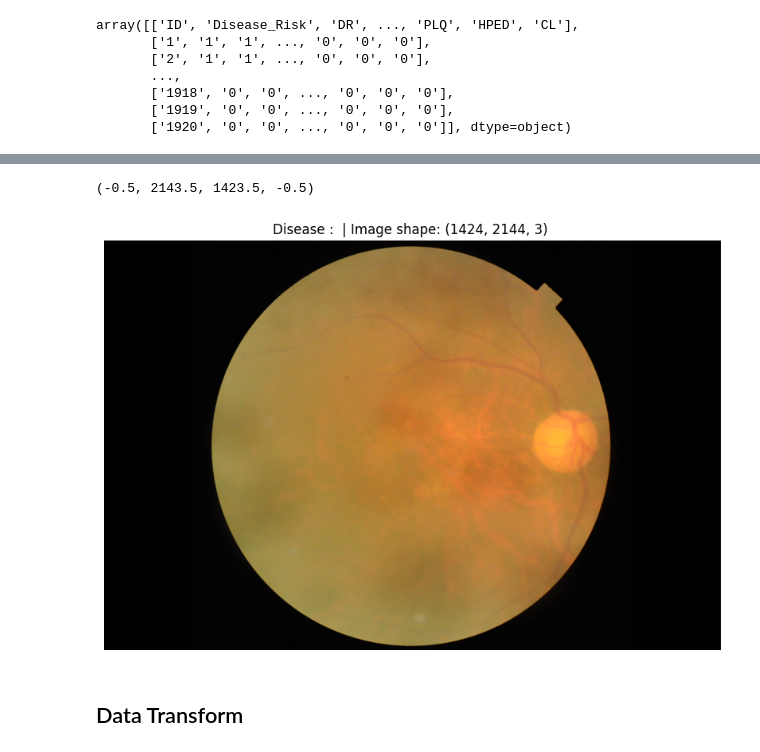
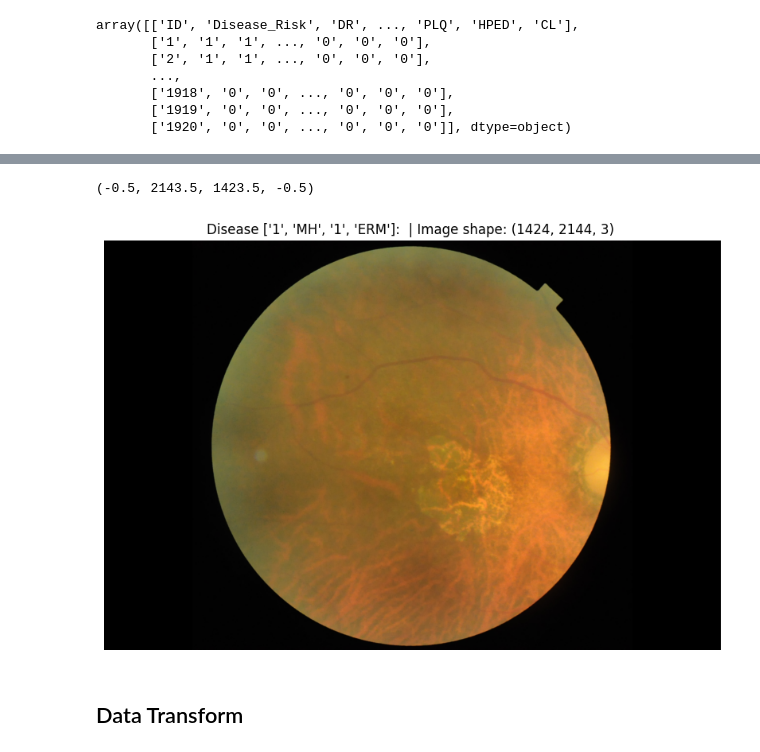
Before and after one commit to Vise-1/Eye_Disease_Classification_via_ML, a Jupyter notebook: Model_Eye_Disease_Classification.ipynb, the cells around one changed output, grey strips where cells are left out. Cells and saved outputs as stored; diff of their text form; code cells hidden in the pictures.

```diff
--- a/Model_Eye_Disease_Classification.ipynb
+++ b/Model_Eye_Disease_Classification.ipynb
@@ -198,16 +167,16 @@ for eye in enumerate(csv_content):
 # %%
 import matplotlib.pyplot as plt
 import numpy as np
 
 array_img = np.asarray(img)
 
 plt.figure(figsize=(10, 7))
 plt.imshow(array_img)
-plt.title(f"Disease :  | Image shape: {array_img.shape} ")
+plt.title(f"Disease {disease}:  | Image shape: {array_img.shape} ")
 plt.axis(False)
 # %% [output]
 (-0.5, 2143.5, 1423.5, -0.5)
-[figure, old version]
+[figure, new version]
 # %% [markdown]
 ## Data Transform
 # %%
```
Also changed, not shown: parts of 18 cells of this notebook.
